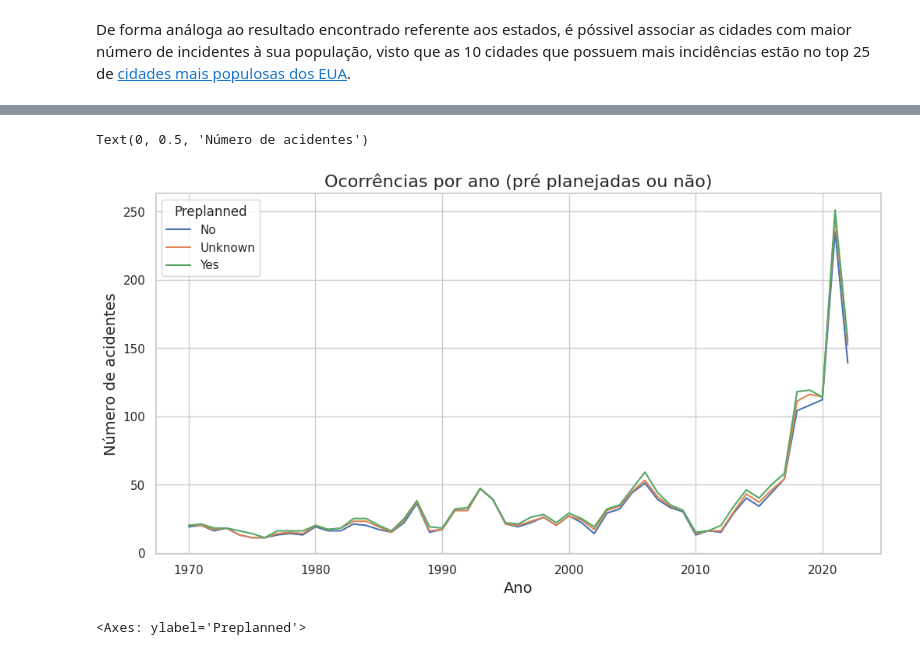
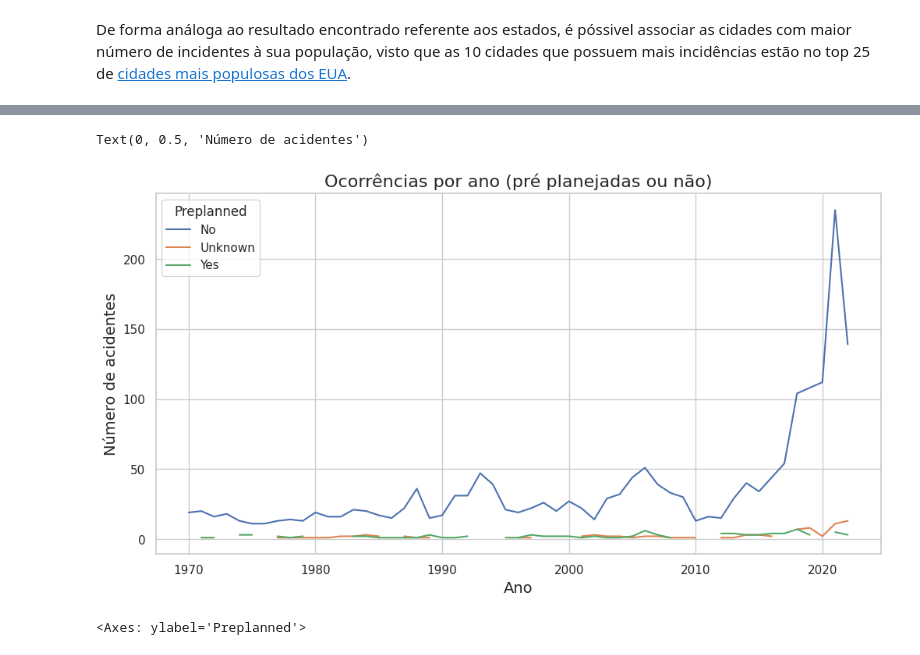
Before and after one commit to mariabandeira/gunviolence, a Jupyter notebook: Violência_Escolar.ipynb, the cells around one changed output, grey strips where cells are left out. Drawn from its saved outputs; the diff is of its cells as text; code cells hidden in the pictures.

```diff
--- a/Violência_Escolar.ipynb
+++ b/Violência_Escolar.ipynb
@@ -967,13 +920,13 @@ sns.lineplot(x='Year', y=df_incid['Preplanned'], hue=df_incid['Preplanned'],
 # %%
 df_preplanned = df_incid.groupby(['Year', 'Preplanned']).size().unstack()
 
-ax = df_preplanned.plot(kind='line', stacked=True, figsize=(12, 6), rot=0);
+ax = df_preplanned.plot(kind='line', stacked=False, figsize=(12, 6), rot=0);
 ax.set_title('Ocorrências por ano (pré planejadas ou não)', fontsize = 16)
 ax.set_xlabel('Ano', fontsize=14)
 ax.set_ylabel('Número de acidentes', fontsize=14)
 # %% [output]
 Text(0, 0.5, 'Número de acidentes')
-[figure, old version]
+[figure, new version]
 # %%
 df_incid['Preplanned'].value_counts().plot(kind='pie')
 # %% [output]
```
Also changed, not shown: parts of 40 cells of this notebook.
